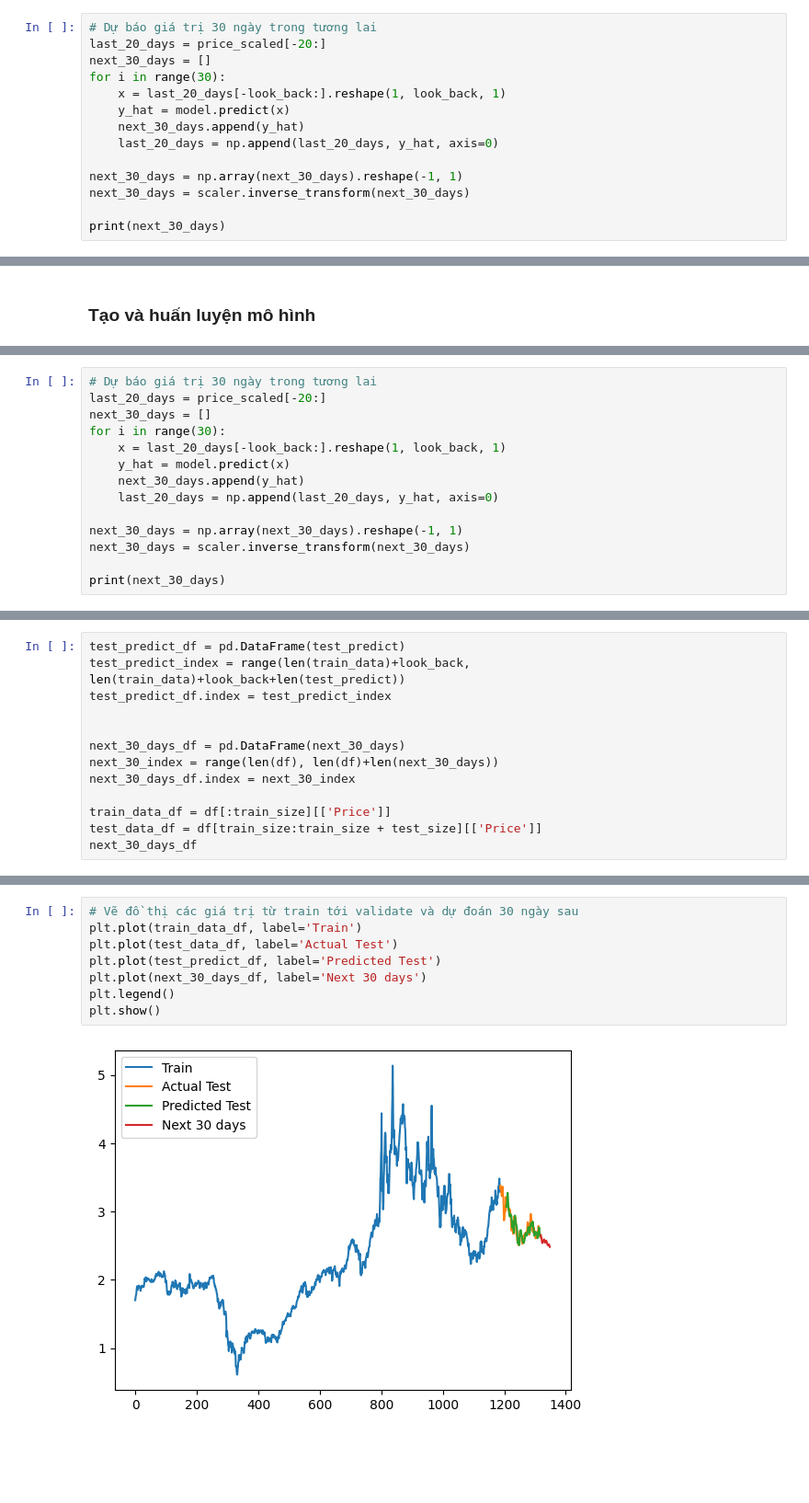
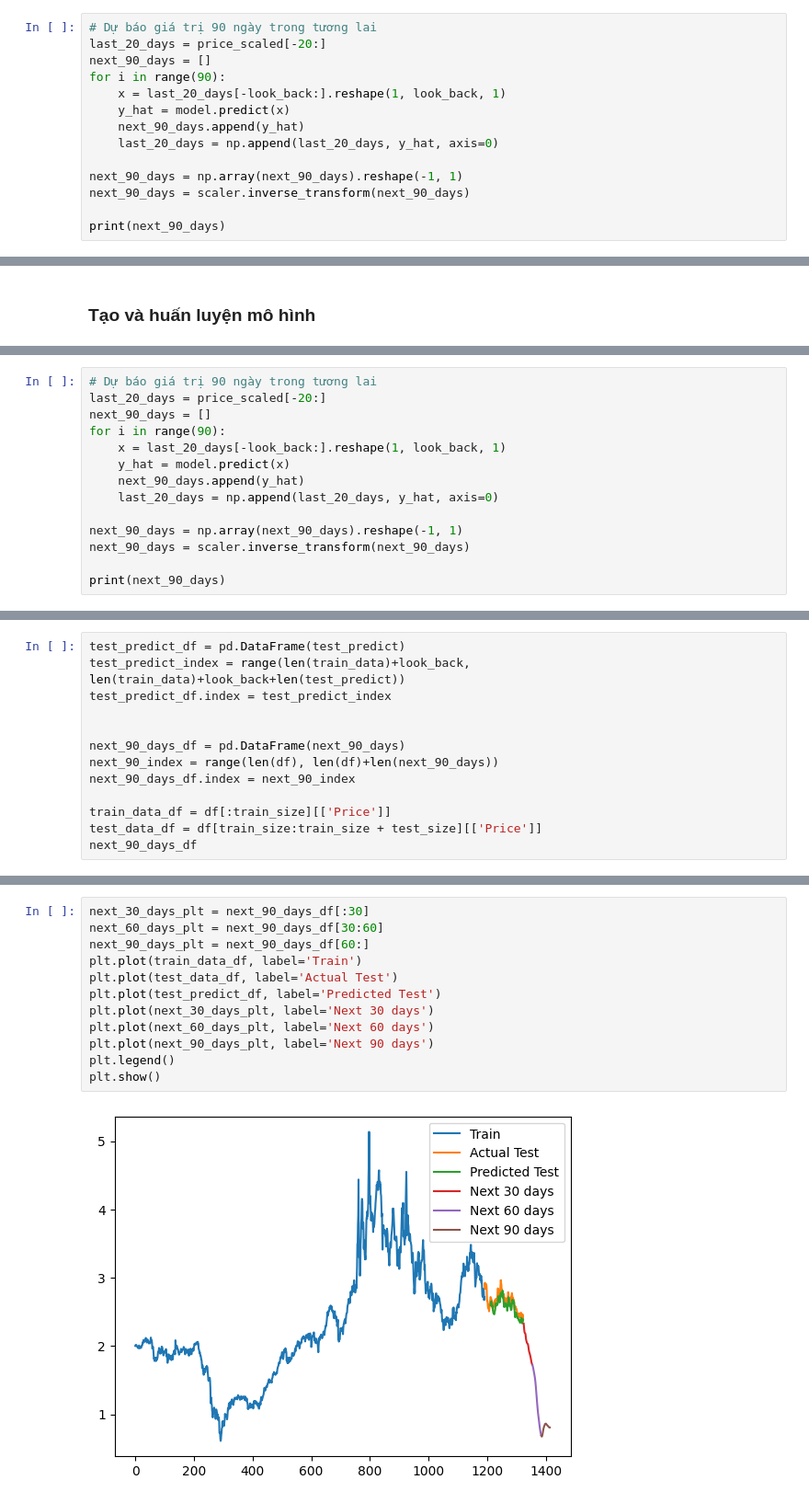
Before and after one commit to thanhhanggg/IS403_O21_9, a Jupyter notebook: model/FCN.ipynb, the cells around one changed output, grey strips where cells are left out. Shown at 92% size. Cells and saved outputs as stored; diff of their text form; blank space fills up the shorter version.

```diff
--- a/model/FCN.ipynb
+++ b/model/FCN.ipynb
@@ -1847,15 +1845,15 @@ MDA trên tập test là: 49.586776859504134 %
 # %%
-# Dự báo giá trị 30 ngày trong tương lai
+# Dự báo giá trị 90 ngày trong tương lai
 last_20_days = price_scaled[-20:]
-next_30_days = []
-for i in range(30):
+next_90_days = []
+for i in range(90):
     x = last_20_days[-look_back:].reshape(1, look_back, 1)
     y_hat = model.predict(x)
-    next_30_days.append(y_hat)
+    next_90_days.append(y_hat)
     last_20_days = np.append(last_20_days, y_hat, axis=0)
 
-next_30_days = np.array(next_30_days).reshape(-1, 1)
-next_30_days = scaler.inverse_transform(next_30_days)
+next_90_days = np.array(next_90_days).reshape(-1, 1)
+next_90_days = scaler.inverse_transform(next_90_days)
 
-print(next_30_days)
+print(next_90_days)
 # %% [output]
@@ -2085,15 +2083,15 @@ MDA trên tập test là: 50.90909090909091 %
 # %%
-# Dự báo giá trị 30 ngày trong tương lai
+# Dự báo giá trị 90 ngày trong tương lai
 last_20_days = price_scaled[-20:]
-next_30_days = []
-for i in range(30):
+next_90_days = []
+for i in range(90):
     x = last_20_days[-look_back:].reshape(1, look_back, 1)
     y_hat = model.predict(x)
-    next_30_days.append(y_hat)
+    next_90_days.append(y_hat)
     last_20_days = np.append(last_20_days, y_hat, axis=0)
 
-next_30_days = np.array(next_30_days).reshape(-1, 1)
-next_30_days = scaler.inverse_transform(next_30_days)
+next_90_days = np.array(next_90_days).reshape(-1, 1)
+next_90_days = scaler.inverse_transform(next_90_days)
 
-print(next_30_days)
+print(next_90_days)
 # %% [output]
@@ -2120,12 +2118,12 @@ test_predict_index = range(len(train_data)+look_back, len(train_data)+look_back+
 test_predict_df.index = test_predict_index
 
 
-next_30_days_df = pd.DataFrame(next_30_days)
-next_30_index = range(len(df), len(df)+len(next_30_days))
-next_30_days_df.index = next_30_index
+next_90_days_df = pd.DataFrame(next_90_days)
+next_90_index = range(len(df), len(df)+len(next_90_days))
+next_90_days_df.index = next_90_index
 
 train_data_df = df[:train_size][['Price']]
 test_data_df = df[train_size:train_size + test_size][['Price']]
-next_30_days_df
+next_90_days_df
 # %% [output]
 |  | 0 |
@@ -2148,10 +2142,14 @@ next_30_days_df
 # %%
-# Vẽ đồ thị các giá trị từ train tới validate và dự đoán 30 ngày sau
+next_30_days_plt = next_90_days_df[:30]
+next_60_days_plt = next_90_days_df[30:60]
+next_90_days_plt = next_90_days_df[60:]
 plt.plot(train_data_df, label='Train')
 plt.plot(test_data_df, label='Actual Test')
 plt.plot(test_predict_df, label='Predicted Test')
-plt.plot(next_30_days_df, label='Next 30 days')
+plt.plot(next_30_days_plt, label='Next 30 days')
+plt.plot(next_60_days_plt, label='Next 60 days')
+plt.plot(next_90_days_plt, label='Next 90 days')
 plt.legend()
 plt.show()
 # %% [output]
-[figure, old version]
+[figure, new version]
```
Also changed, not shown: parts of 77 cells of this notebook.
